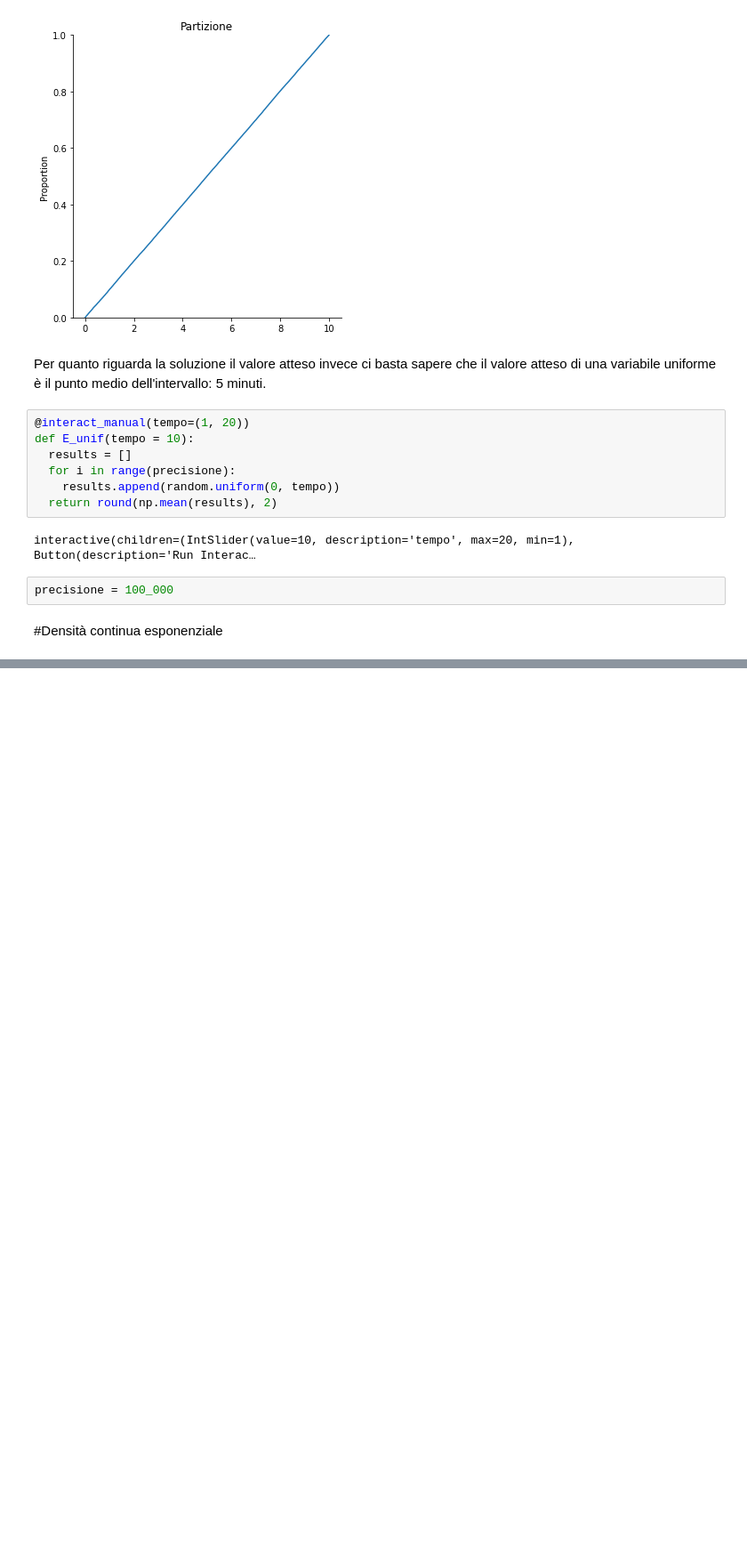
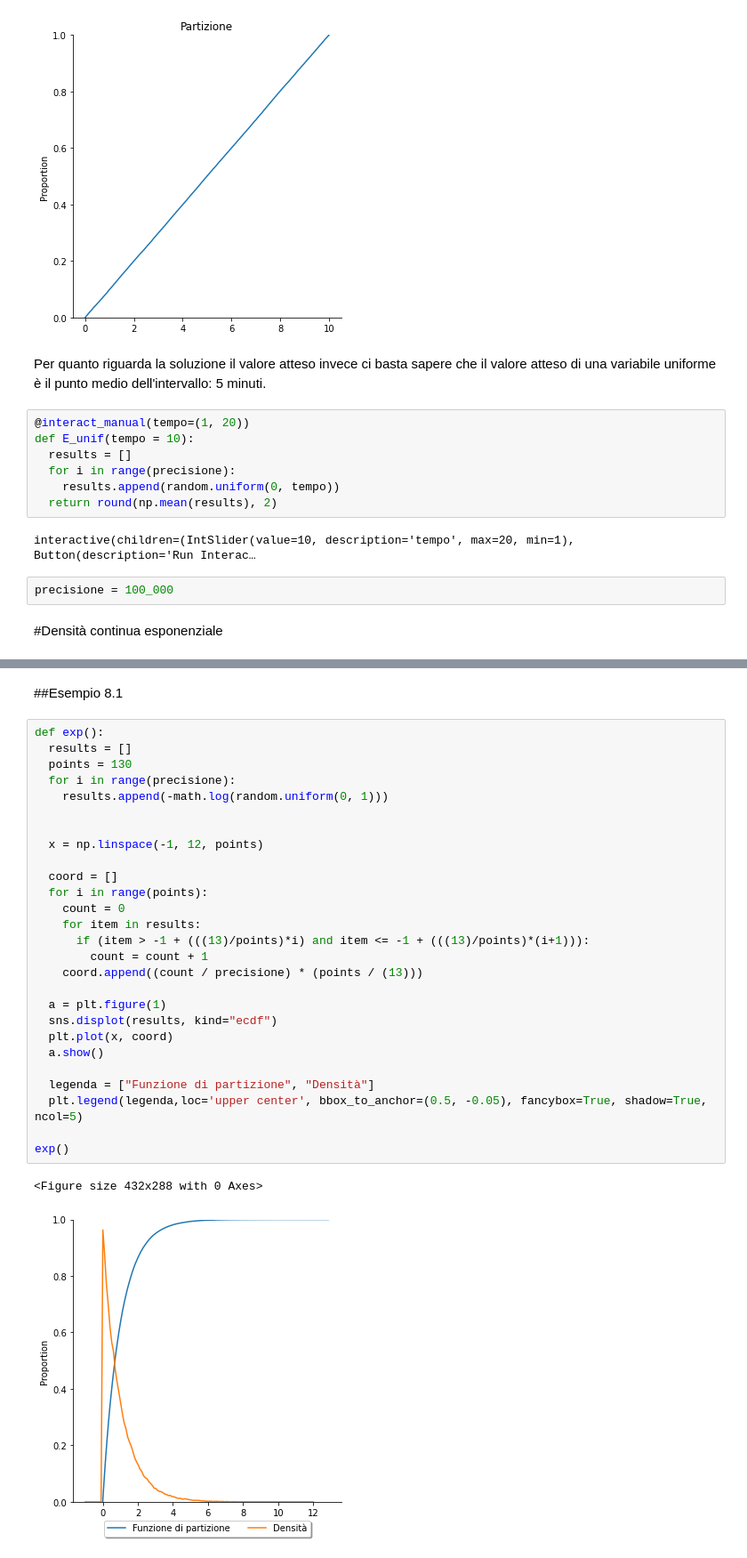
Before and after one commit to MontiMic/Tesi, a Jupyter notebook: Untitled1.ipynb, the cells around one changed output, grey strips where cells are left out. Shown at 89% size. Saved outputs shown, nothing was run; the diff lists cells and outputs as text; blank space fills up the shorter version.

```diff
--- a/Untitled1.ipynb
+++ b/Untitled1.ipynb
@@ -743,0 +755,32 @@ dove _a_ è un parametro positivo con densità continua astratta.
+# %% [markdown]
+##Esempio 8.1
+# %%
+def exp():
+  results = []
+  points = 130
+  for i in range(precisione):
+    results.append(-math.log(random.uniform(0, 1)))
+
+
+  x = np.linspace(-1, 12, points)
+
+  coord = []
+  for i in range(points):
+    count = 0
+    for item in results:
+      if (item > -1 + (((13)/points)*i) and item <= -1 + (((13)/points)*(i+1))):
+        count = count + 1
+    coord.append((count / precisione) * (points / (13)))
+
+  a = plt.figure(1)
+  sns.displot(results, kind="ecdf")
+  plt.plot(x, coord)
+  a.show()
+
+  legenda = ["Funzione di partizione", "Densità"]
+  plt.legend(legenda,loc='upper center', bbox_to_anchor=(0.5, -0.05), fancybox=True, shadow=True, ncol=5)
+
+exp()
+# %% [output]
+<Figure size 432x288 with 0 Axes>
+[figure, added]
```
Also changed, not shown: parts of 3 cells of this notebook.
